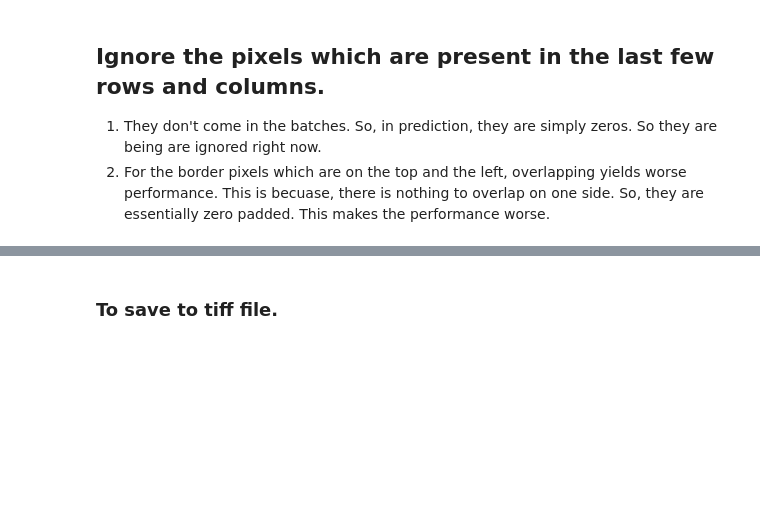
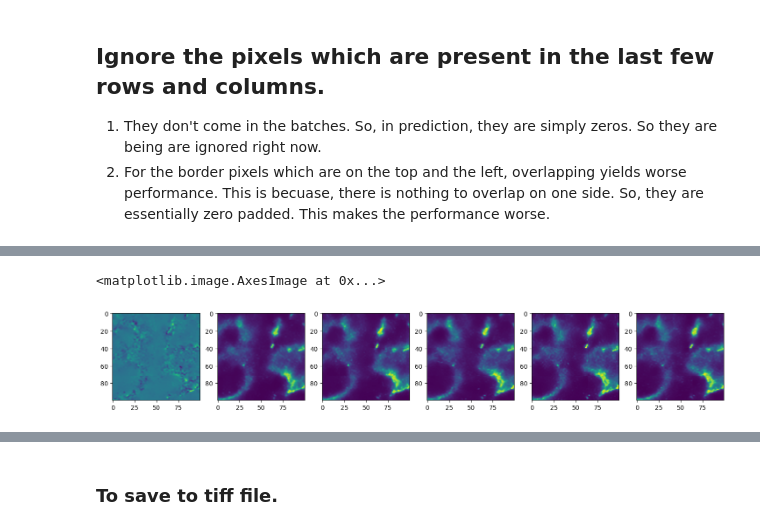
Before and after one commit to juglab/denoiSplit, a Jupyter notebook: denoisplit/notebooks/EvalOnMultiFileDataset.ipynb, the cells around one changed output, grey strips where cells are left out. Cells and saved outputs as stored; diff of their text form; code cells hidden in the pictures; blank space fills up the shorter version.

```diff
--- a/denoisplit/notebooks/EvalOnMultiFileDataset.ipynb
+++ b/denoisplit/notebooks/EvalOnMultiFileDataset.ipynb
@@ -559,6 +493,17 @@ for i in range(k_preds):
 one_preds = np.concatenate(one_preds, axis=0)
 # %%
 one_preds_unnorm = (one_preds*sep_std.cpu().numpy() + sep_mean.cpu().numpy()).astype(np.uint16)
+# %%
+hs = 600
+ws = 800
+sz = 100
+_,ax = plt.subplots(figsize=(18,3),ncols=6)
+for i in range(1,6):
+    ax[i].imshow(one_preds[i-1,hs:hs+sz,ws:ws+sz, 0])
+ax[0].imshow(one_preds[1,hs:hs+sz,ws:ws+sz,0] - one_preds[0,hs:hs+sz,ws:ws+sz,0])
+# %% [output]
+<matplotlib.image.AxesImage at 0x...>
+[figure, added]
 # %%
 # from skimage.io import imsave
 # imsave('ch1_samples.tiff', one_preds_unnorm[...,1], plugin='tifffile')
```
Also changed, not shown: parts of 34 cells of this notebook.
